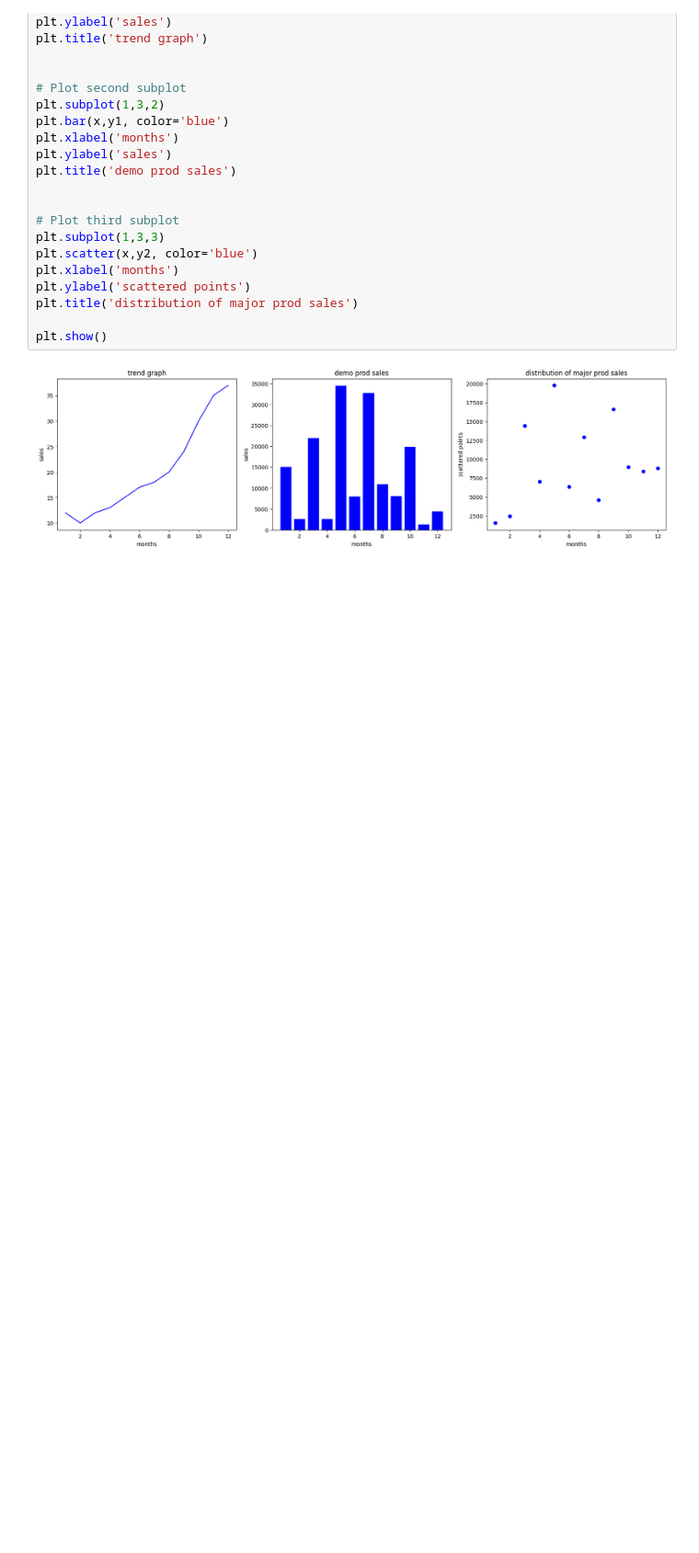
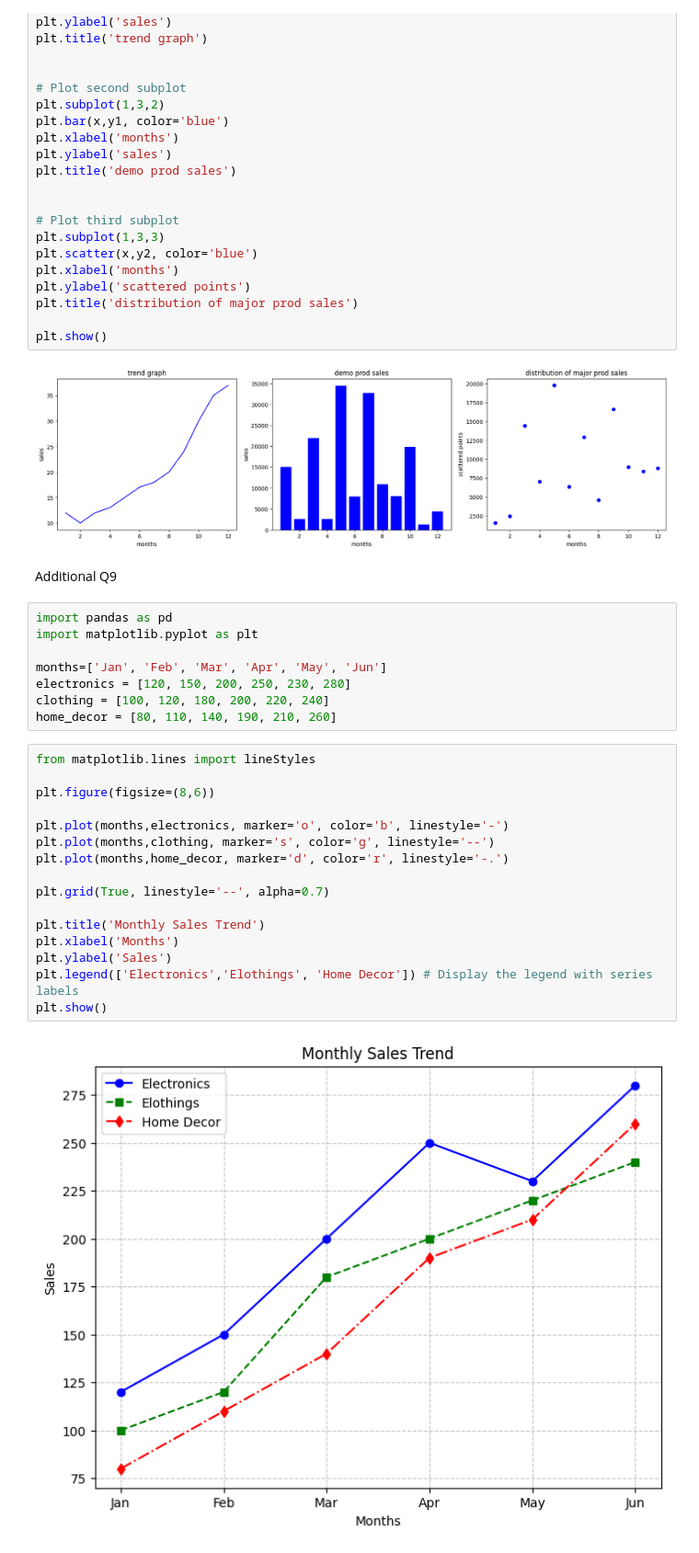
Before and after one commit to msarkar92/pandas-basics, a Jupyter notebook: Day_7_Copy_of_pandas_+_visualization.ipynb, the cells around one changed output. Shown at 92% size. Cells and saved outputs as stored; diff of their text form; blank space fills up the shorter version.

```diff
--- a/Day_7_Copy_of_pandas_+_visualization.ipynb
+++ b/Day_7_Copy_of_pandas_+_visualization.ipynb
@@ -939,3 +939,31 @@ plt.title('distribution of major prod sales')
 plt.show()
 # %% [output]
 [figure]
+# %% [markdown]
+Additional Q9
+# %%
+import pandas as pd
+import matplotlib.pyplot as plt
+
+months=['Jan', 'Feb', 'Mar', 'Apr', 'May', 'Jun']
+electronics = [120, 150, 200, 250, 230, 280]
+clothing = [100, 120, 180, 200, 220, 240]
+home_decor = [80, 110, 140, 190, 210, 260]
+# %%
+from matplotlib.lines import lineStyles
+
+plt.figure(figsize=(8,6))
+
+plt.plot(months,electronics, marker='o', color='b', linestyle='-')
+plt.plot(months,clothing, marker='s', color='g', linestyle='--')
+plt.plot(months,home_decor, marker='d', color='r', linestyle='-.')
+
+plt.grid(True, linestyle='--', alpha=0.7)
+
+plt.title('Monthly Sales Trend')
+plt.xlabel('Months')
+plt.ylabel('Sales')
+plt.legend(['Electronics','Elothings', 'Home Decor']) # Display the legend with series labels
+plt.show()
+# %% [output]
+[figure, added]
```
